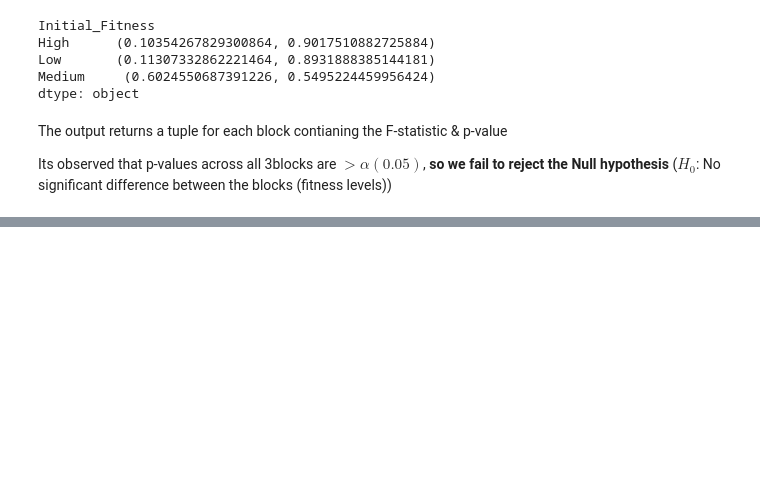
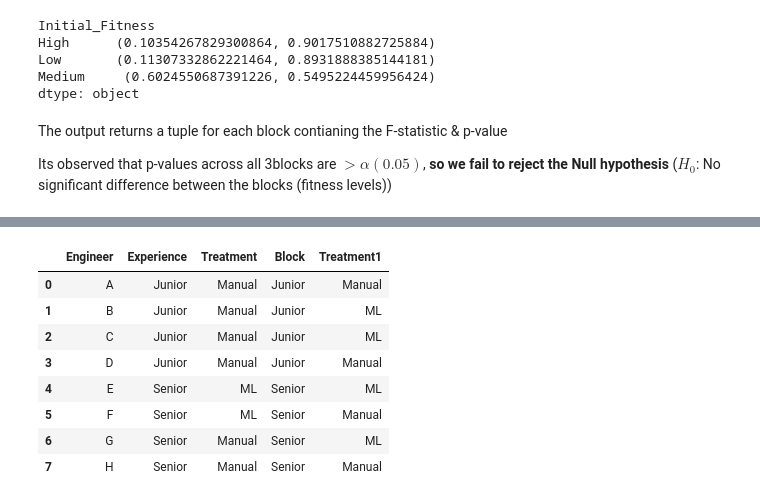
Before and after one commit to abhijeet-bhambere/python-ml-trail, a Jupyter notebook: experimental_design.ipynb, the cells around one changed output, grey strips where cells are left out. Saved outputs shown, nothing was run; the diff lists cells and outputs as text; code cells hidden in the pictures; blank space fills up the shorter version.

```diff
--- a/experimental_design.ipynb
+++ b/experimental_design.ipynb
@@ -900,0 +952,7 @@ Its observed that p-values across all 3blocks are $> \alpha (0.05)$, **so we fai
+# %%
+mldf = pd.DataFrame({
+    "Engineer": ["A", "B", "C", "D", "E", "F", "G", "H"],
+    "Experience": ["Junior", "Junior", "Junior", "Junior","Senior", "Senior", "Senior", "Senior"]
+    })
+
+mldf
@@ -900,0 +969,8 @@ Its observed that p-values across all 3blocks are $> \alpha (0.05)$, **so we fai
+# %%
+mldf["Treatment"] = None
+mldf["Block"] = mldf["Experience"]
+for block, idx in mldf.groupby("Block").groups.items():
+    assignments = np.random.choice(["ML", "Manual"],size=len(idx))
+    mldf.loc[idx, "Treatment"] = assignments
+
+mldf
@@ -900,0 +987,25 @@ Its observed that p-values across all 3blocks are $> \alpha (0.05)$, **so we fai
+# %%
+# an even reliable method - using .np.random.permutation()
+for block, idx in mldf.groupby("Block").groups.items():
+
+    n = len(idx)
+
+    assignments = np.array(["ML"] * (n // 2) + ["Manual"] * (n - n // 2) )
+
+    assignments = np.random.permutation(assignments)
+    # unbalanced method would've been:
+    # mldf.loc[idx, "treatment1"] = np.random.choice(["T", "C"], size=len(mldf))
+
+    mldf.loc[idx, "Treatment1"] = assignments
+
+mldf
+# %% [output]
+|  | Engineer | Experience | Treatment | Block | Treatment1 |
+| 0 | A | Junior | Manual | Junior | Manual |
+| 1 | B | Junior | Manual | Junior | ML |
+| 2 | C | Junior | Manual | Junior | ML |
+| 3 | D | Junior | Manual | Junior | Manual |
+| 4 | E | Senior | ML | Senior | ML |
+| 5 | F | Senior | ML | Senior | Manual |
+| 6 | G | Senior | Manual | Senior | ML |
+| 7 | H | Senior | Manual | Senior | Manual |
```
Also changed, not shown: parts of 15 cells of this notebook.
